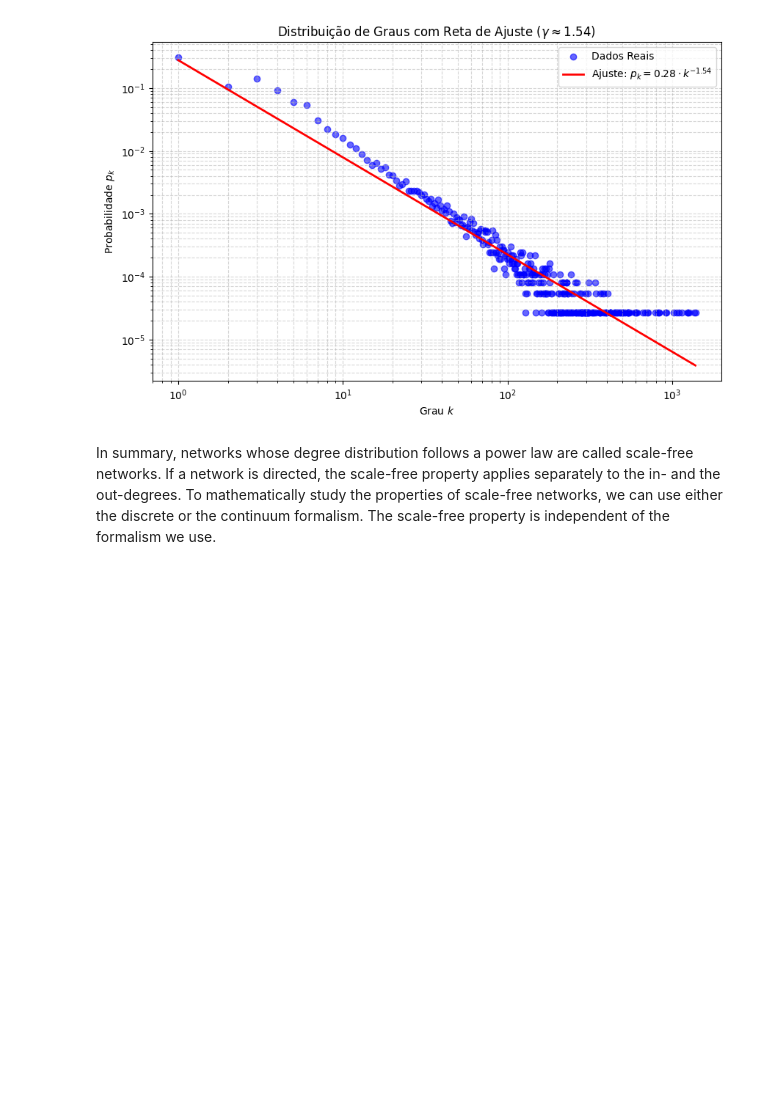
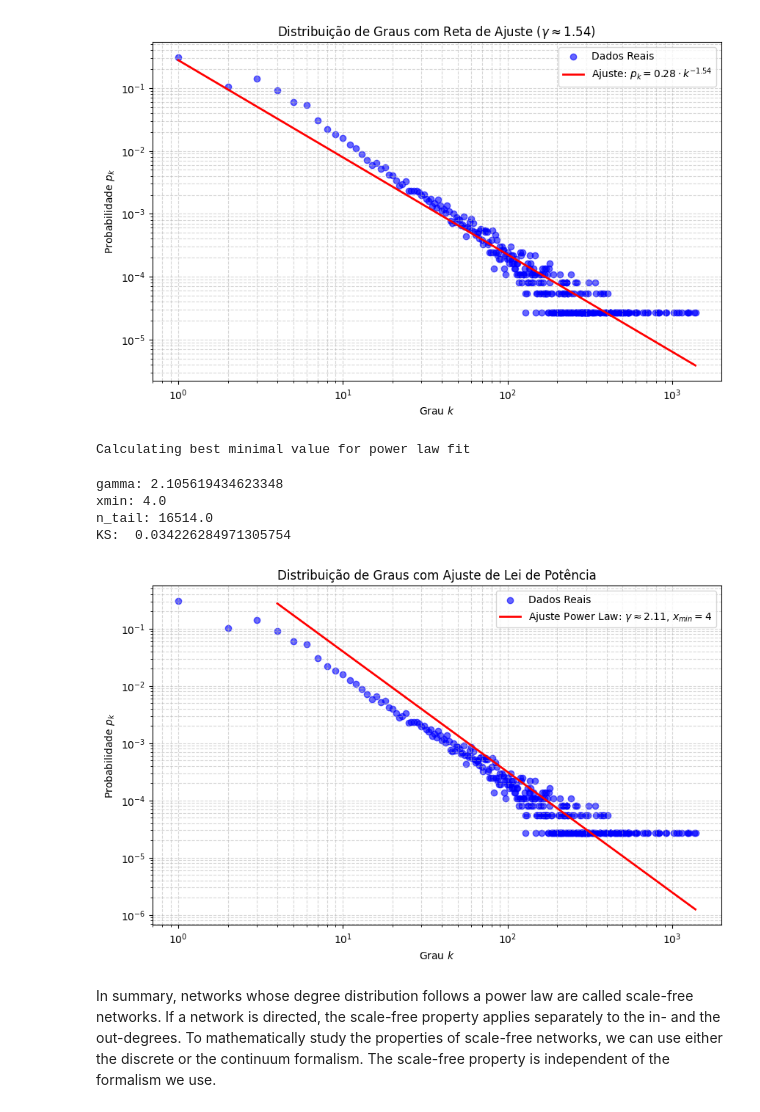
Before and after one commit to tiagostmg/grafos, a Jupyter notebook: src/entrega_1.ipynb, the cells around one changed output. Saved outputs shown, nothing was run; the diff lists cells and outputs as text; code cells hidden in the pictures; blank space fills up the shorter version.

```diff
--- a/src/entrega_1.ipynb
+++ b/src/entrega_1.ipynb
@@ -263,6 +283,51 @@ plt.grid(True, which="both", ls="--", alpha=0.5)
 plt.show()
 # %% [output]
 [figure]
+# %%
+import powerlaw
+
+fit = powerlaw.Fit(np.array(degrees))
+
+print("gamma:", fit.alpha)
+print("xmin:", fit.xmin)
+print("n_tail:", fit.n_tail)
+print("KS: ", fit.D)
+# %% [output]
+Calculating best minimal value for power law fit
+gamma: 2.105619434623348
+xmin: 4.0
+n_tail: 16514.0
+KS:  0.034226284971305754
+# %%
+plt.figure(figsize=(10, 6))
+
+df_plot = df[df["degree"] > 0].copy()
+plt.scatter(df_plot["degree"], df_plot["probability"], color='blue', alpha=0.6, label='Dados Reais')
+
+if fit.alpha is None or fit.xmin is None:
+    raise ValueError("O ajuste power law retornou alpha/xmin nulos.")
+
+gamma = float(fit.alpha)
+xmin = float(fit.xmin)
+k_teorico = np.linspace(max(xmin, 1.0), float(df_plot["degree"].max()), 200)
+
+# Aproximação contínua da lei de potência: p(k) = ((gamma - 1)/xmin) * (k/xmin)^(-gamma)
+pk_teorico = ((gamma - 1) / xmin) * (k_teorico / xmin) ** (-gamma)
+
+plt.plot(k_teorico, pk_teorico, color='red', linewidth=2,
+         label=fr'Ajuste Power Law: $\gamma \approx {gamma:.2f}$, $x_{{min}}={xmin:.0f}$')
+
+plt.xscale('log')
+plt.yscale('log')
+plt.xlabel("Grau $k$")
+plt.ylabel("Probabilidade $p_k$")
+plt.title("Distribuição de Graus com Ajuste de Lei de Potência")
+
+plt.legend()
+plt.grid(True, which="both", ls="--", alpha=0.5)
+plt.show()
+# %% [output]
+[figure, added]
 # %% [markdown]
 In summary, networks whose degree distribution follows a power law are called scale-free networks. If a network is directed, the scale-free property applies separately to the in- and the out-degrees. To mathematically study the properties of scale-free networks, we can use either the discrete or the continuum formalism. The scale-free property is independent of the formalism we use.
 # %% [markdown]
```
Also changed, not shown: parts of 3 cells of this notebook, 2 other files.
